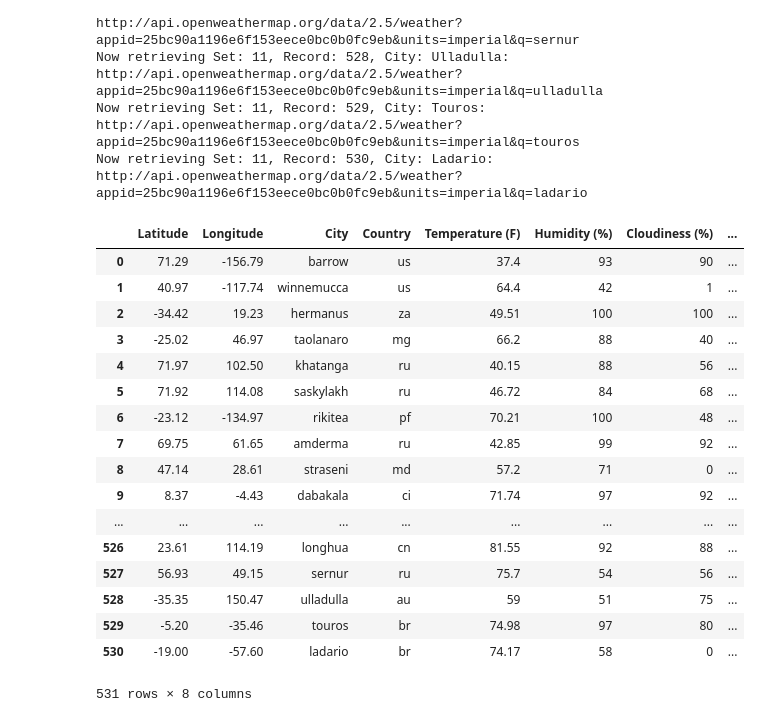
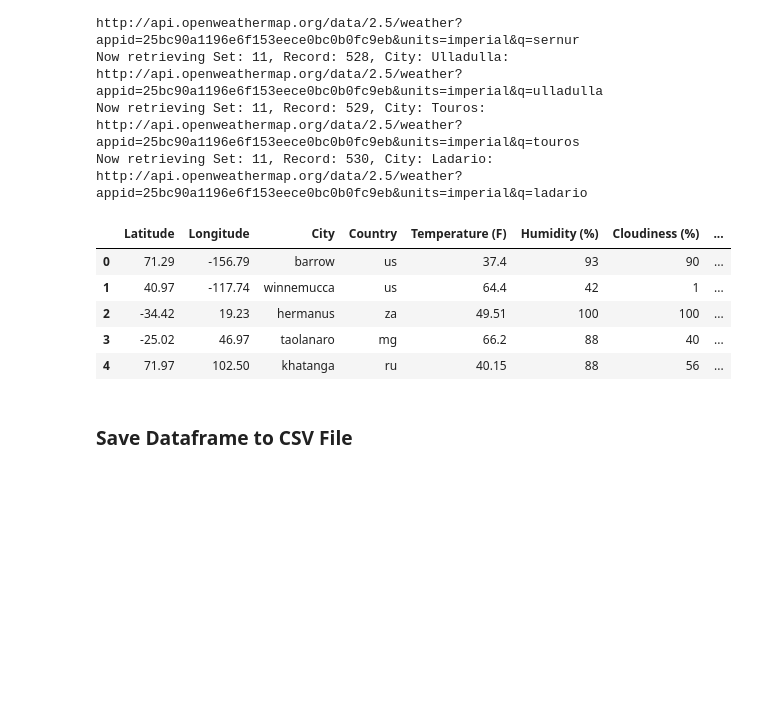
Before and after one commit to tta415/weatherpy, a Jupyter notebook: WeatherPy.ipynb, the cells around one changed output. Saved outputs shown, nothing was run; the diff lists cells and outputs as text; code cells hidden in the pictures; blank space fills up the shorter version.

```diff
--- a/WeatherPy.ipynb
+++ b/WeatherPy.ipynb
@@ -179,23 +175,13 @@ Now retrieving Set: 11, Record: 528, City: Ulladulla: http://api.openweathermap.
 Now retrieving Set: 11, Record: 529, City: Touros: http://api.openweathermap.org/data/2.5/weather?appid=25bc90a1196e6f153eece0bc0b0fc9eb&units=imperial&q=touros
 Now retrieving Set: 11, Record: 530, City: Ladario: http://api.openweathermap.org/data/2.5/weather?appid=25bc90a1196e6f153eece0bc0b0fc9eb&units=imperial&q=ladario
 # %%
-df
+df.head()
 # %% [output]
 |  | Latitude | Longitude | City | Country | Temperature (F) | Humidity (%) | Cloudiness (%) | ... |
 | 0 | 71.29 | -156.79 | barrow | us | 37.4 | 93 | 90 | ... |
 | 1 | 40.97 | -117.74 | winnemucca | us | 64.4 | 42 | 1 | ... |
 | 2 | -34.42 | 19.23 | hermanus | za | 49.51 | 100 | 100 | ... |
 | 3 | -25.02 | 46.97 | taolanaro | mg | 66.2 | 88 | 40 | ... |
 | 4 | 71.97 | 102.50 | khatanga | ru | 40.15 | 88 | 56 | ... |
-| 5 | 71.92 | 114.08 | saskylakh | ru | 46.72 | 84 | 68 | ... |
-| 6 | -23.12 | -134.97 | rikitea | pf | 70.21 | 100 | 48 | ... |
-| 7 | 69.75 | 61.65 | amderma | ru | 42.85 | 99 | 92 | ... |
-| 8 | 47.14 | 28.61 | straseni | md | 57.2 | 71 | 0 | ... |
-| 9 | 8.37 | -4.43 | dabakala | ci | 71.74 | 97 | 92 | ... |
-| ... | ... | ... | ... | ... | ... | ... | ... | ... |
-| 526 | 23.61 | 114.19 | longhua | cn | 81.55 | 92 | 88 | ... |
-| 527 | 56.93 | 49.15 | sernur | ru | 75.7 | 54 | 56 | ... |
-| 528 | -35.35 | 150.47 | ulladulla | au | 59 | 51 | 75 | ... |
-| 529 | -5.20 | -35.46 | touros | br | 74.98 | 97 | 80 | ... |
-| 530 | -19.00 | -57.60 | ladario | br | 74.17 | 58 | 0 | ... |
-531 rows × 8 columns
+# %% [markdown]
+### Save Dataframe to CSV File
```
Also changed, not shown: parts of 17 cells of this notebook.
